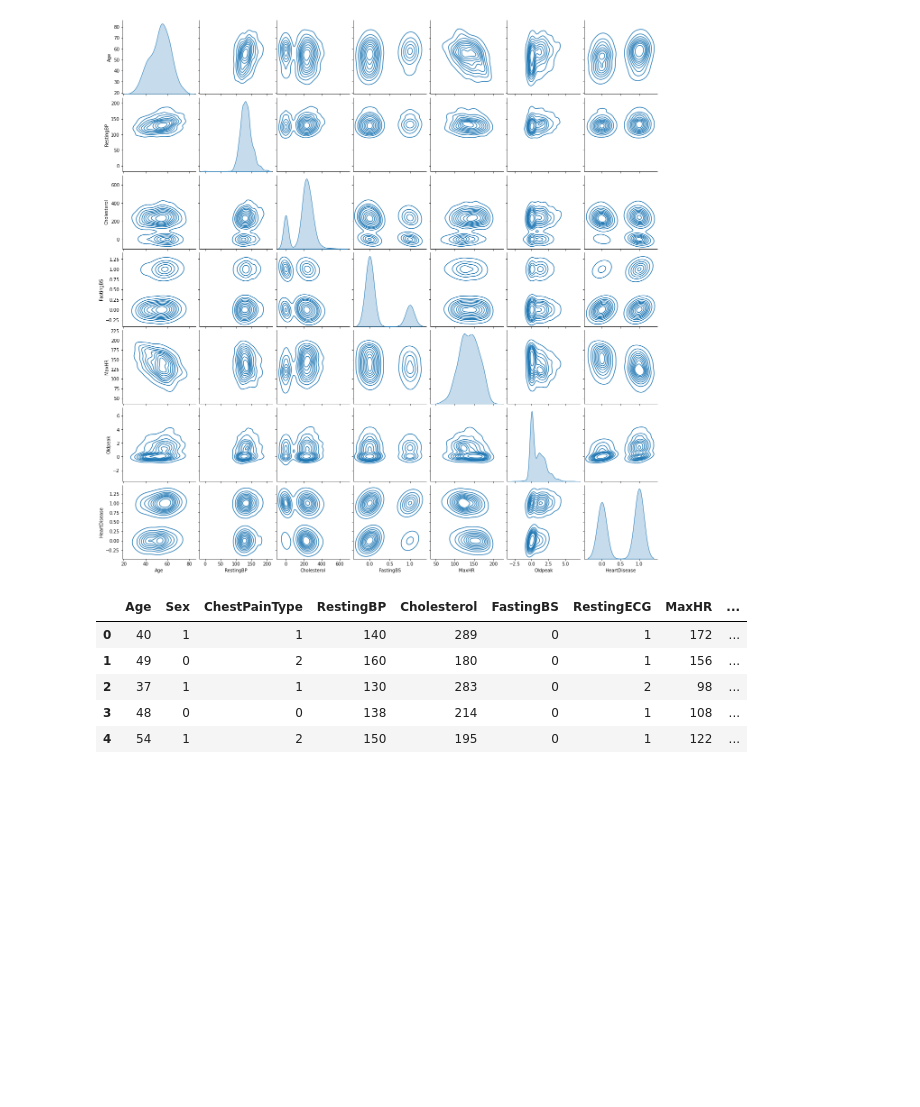
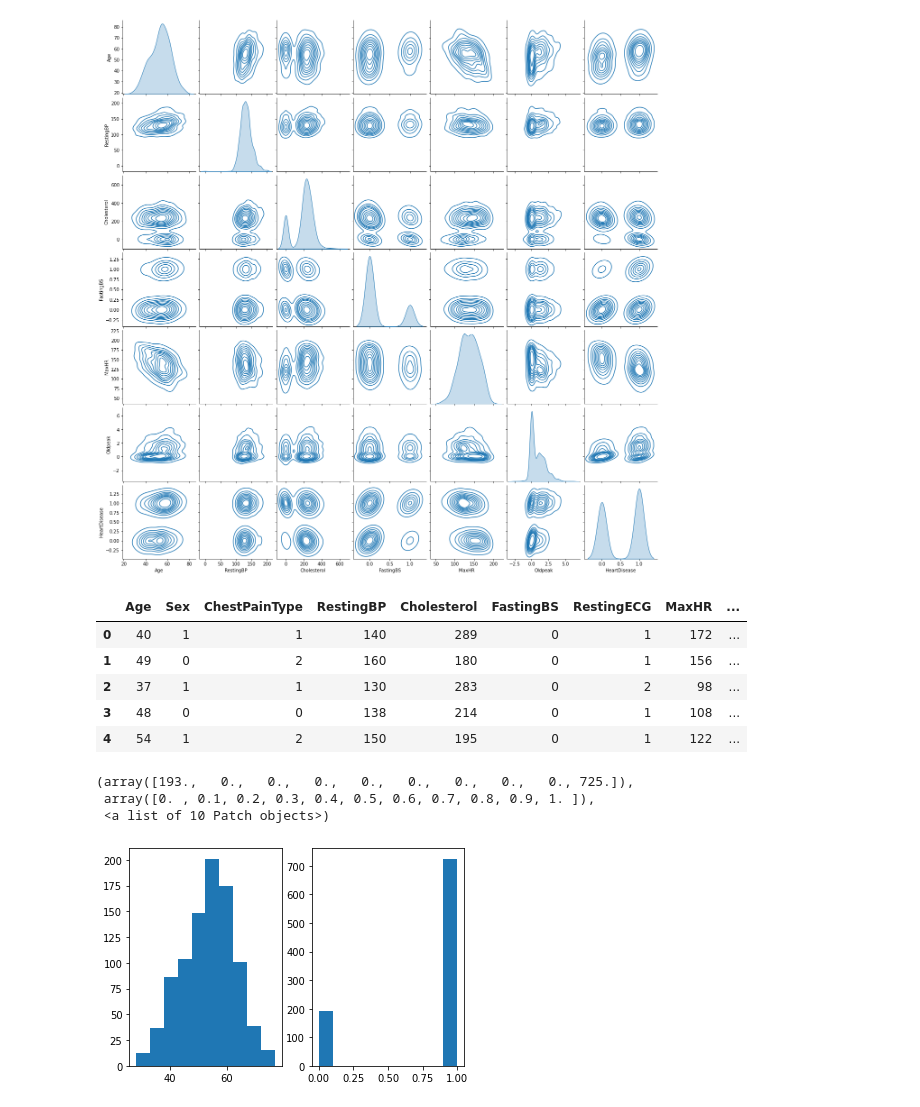
Before and after one commit to dayaniravi123/Machine-Learning-Projects, a Jupyter notebook: Heart_Failure_Detection.ipynb, the cells around one changed output. Saved outputs shown, nothing was run; the diff lists cells and outputs as text; code cells hidden in the pictures; blank space fills up the shorter version.

```diff
--- a/Heart_Failure_Detection.ipynb
+++ b/Heart_Failure_Detection.ipynb
@@ -72,3 +72,17 @@ dataset.head()
 | 2 | 37 | 1 | 1 | 130 | 283 | 0 | 2 | 98 | ... |
 | 3 | 48 | 0 | 0 | 138 | 214 | 0 | 1 | 108 | ... |
 | 4 | 54 | 1 | 2 | 150 | 195 | 0 | 1 | 122 | ... |
+# %%
+## Plot multiple histogram in single row
+
+## first Row
+plt.subplot(1,2,1)
+plt.hist(dataset['Age'])
+
+plt.subplot(1,2,2)
+plt.hist(dataset['Sex'])
+# %% [output]
+(array([193.,   0.,   0.,   0.,   0.,   0.,   0.,   0.,   0., 725.]),
+ array([0. , 0.1, 0.2, 0.3, 0.4, 0.5, 0.6, 0.7, 0.8, 0.9, 1. ]),
+ <a list of 10 Patch objects>)
+[figure, added]
```
Also changed, not shown: parts of 5 cells of this notebook.
